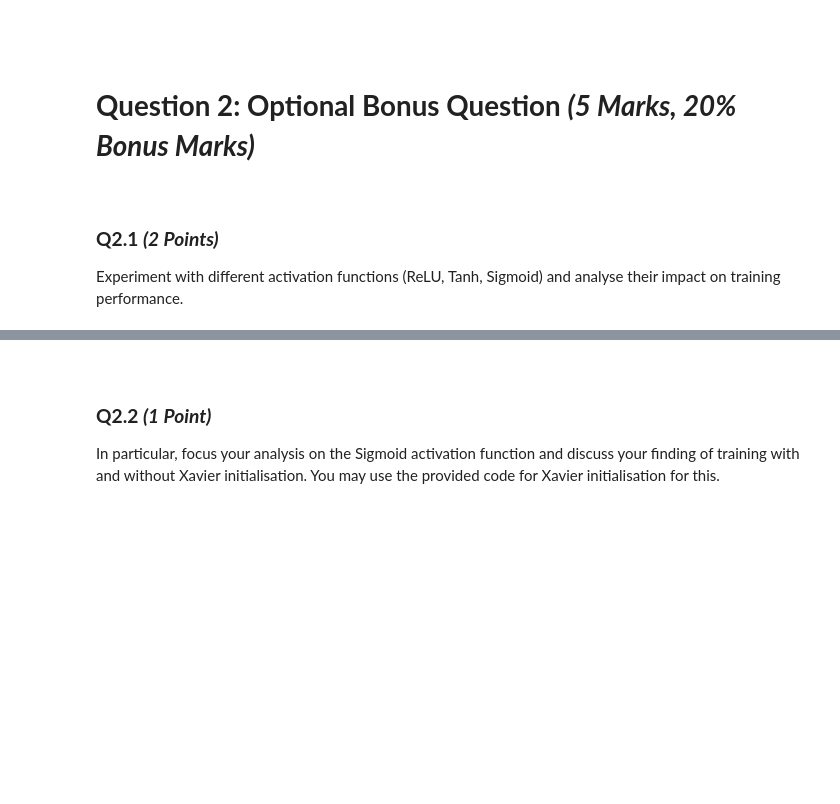
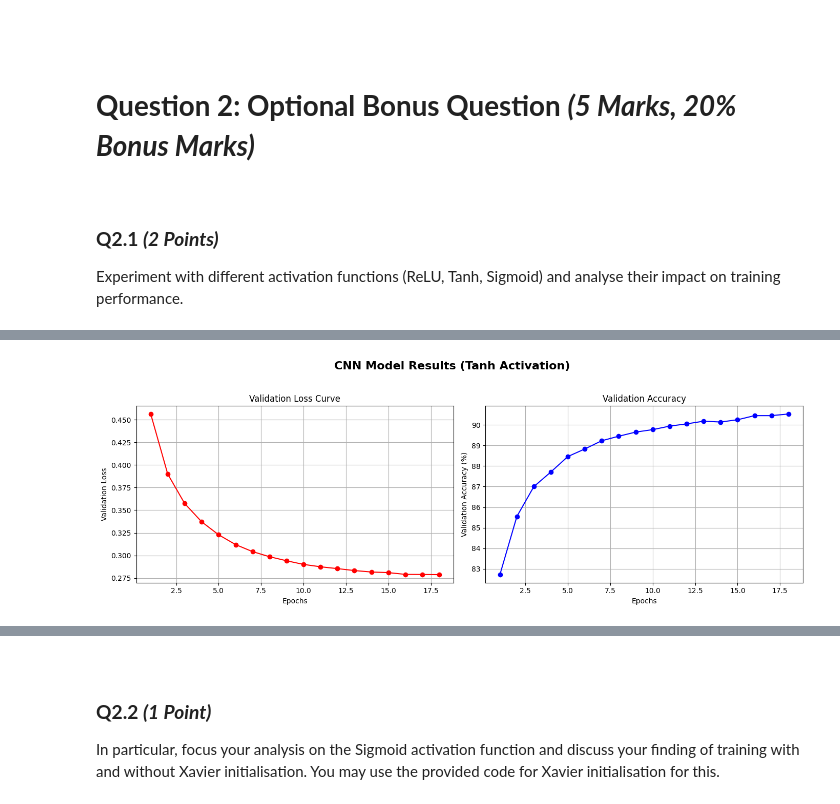
Before and after one commit to busatmd021/COMPUTER-VISION, a Jupyter notebook: Assignment3.ipynb, the cells around one changed output, grey strips where cells are left out. Cells and saved outputs as stored; diff of their text form; code cells hidden in the pictures; blank space fills up the shorter version.

```diff
--- a/Assignment3.ipynb
+++ b/Assignment3.ipynb
@@ -737,0 +773,12 @@ Experiment with different activation functions (ReLU, Tanh, Sigmoid) and analyse
+# %%
+# Get CPU or GPU Device for Training
+device = "cuda" if torch.cuda.is_available() else "cpu"
+
+# Display which Device is Being Used
+print("Using {} device".format(device))
+
+# Use the New Model Above
+model = ConvActivation(activation_function=nn.Tanh()).to(device)
+
+# Train the Model for Learning Rate = 0.1
+val_loss, val_accuracy, grad_loss_tanh = train_model(model, train_dataloader, test_dataloader, epochs = 18, lr = 0.1)
@@ -737,0 +803,5 @@ Experiment with different activation functions (ReLU, Tanh, Sigmoid) and analyse
+# %%
+# Display the Loss Curve & Accuracy
+display_loss_accuracy("CNN Model Results (Tanh Activation)", val_loss, val_accuracy, epochs=18)
+# %% [output]
+[figure, added]
```
Also changed, not shown: parts of 36 cells of this notebook, 1 other file.
